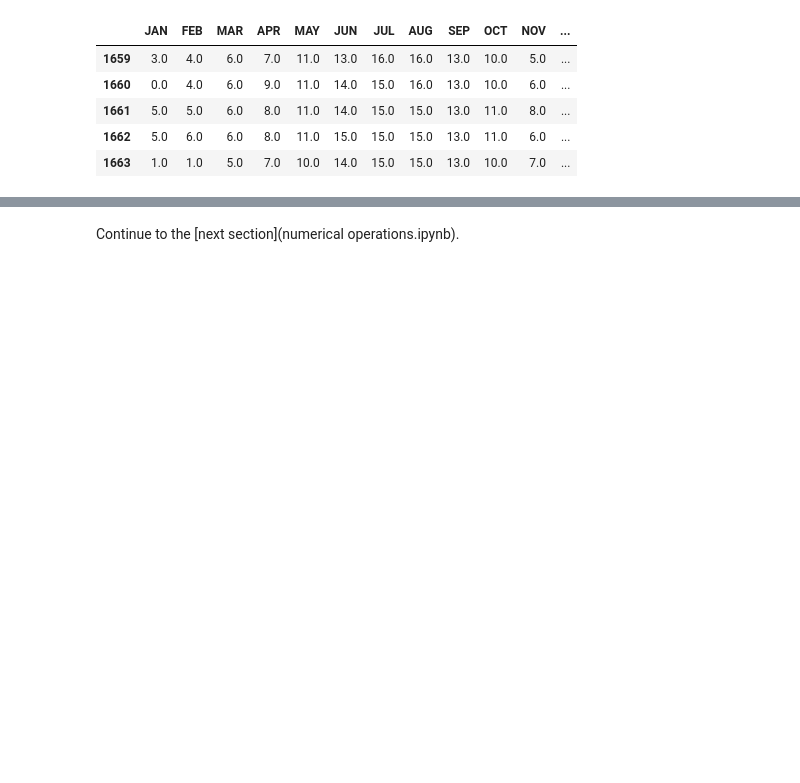
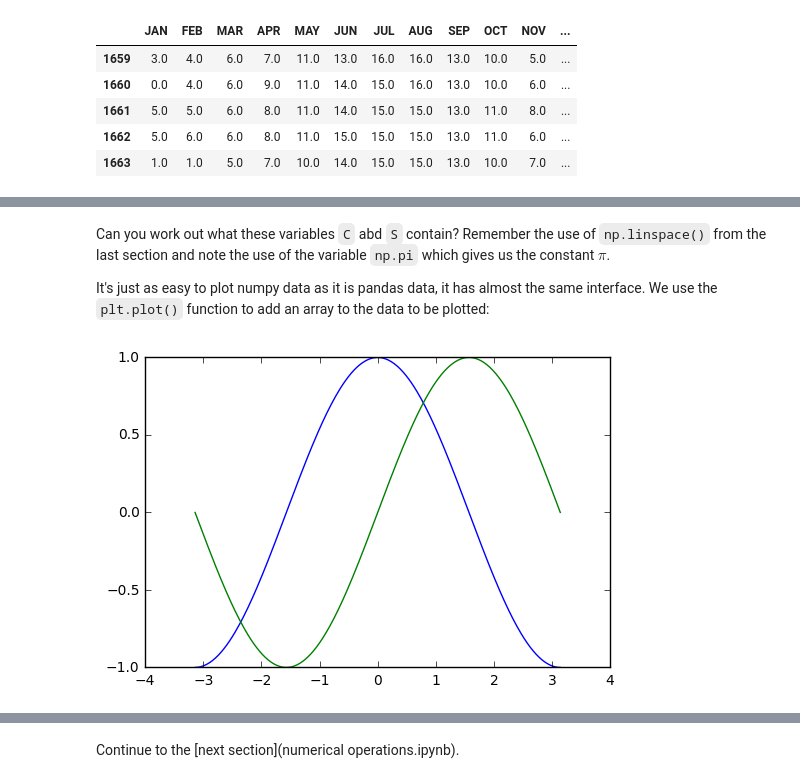
Before and after one commit to milliams/data_analysis_python, a Jupyter notebook: matplotlib.ipynb, the cells around one changed output, grey strips where cells are left out. Cells and saved outputs as stored; diff of their text form; code cells hidden in the pictures; blank space fills up the shorter version.

```diff
--- a/matplotlib.ipynb
+++ b/matplotlib.ipynb
@@ -51,0 +57,16 @@ plt.show()
+# %%
+import numpy as np
+
+X = np.linspace(-np.pi, np.pi, 256, endpoint=True)
+C, S = np.cos(X), np.sin(X)
+# %% [markdown]
+Can you work out what these variables `C` abd `S` contain? Remember the use of `np.linspace()` from the last section and note the use of the variable `np.pi` which gives us the constant $\pi$.
+
+It's just as easy to plot numpy data as it is pandas data, it has almost the same interface. We use the `plt.plot()` function to add an array to the data to be plotted:
+# %%
+plt.plot(X, C)
+plt.plot(X, S)
+
+plt.show()
+# %% [output]
+[figure, added]
```
Also changed, not shown: parts of 28 cells of this notebook, 1 other file.
